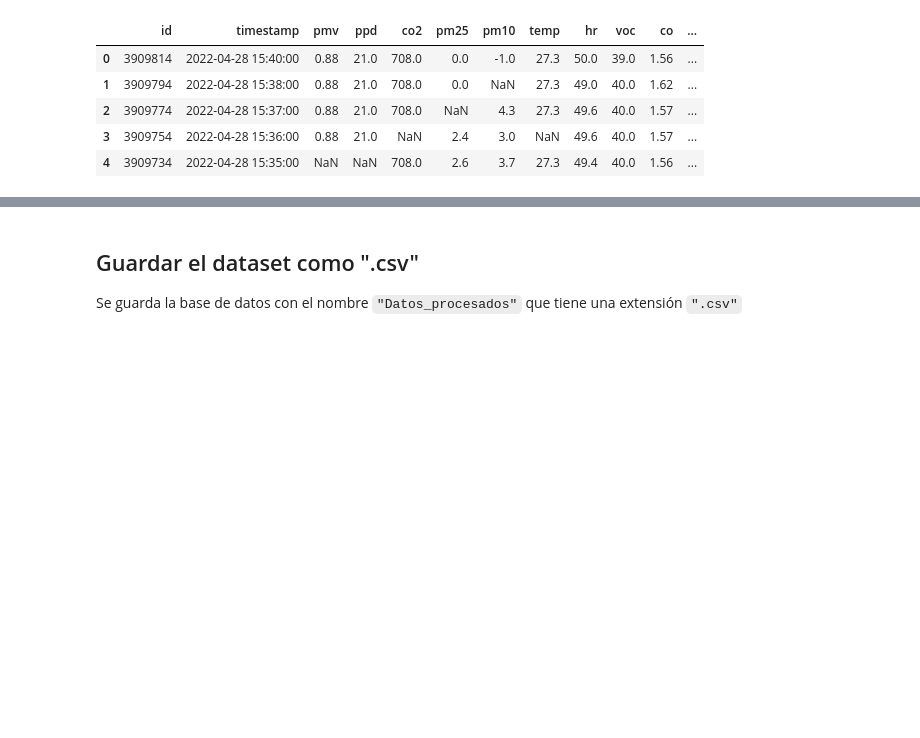
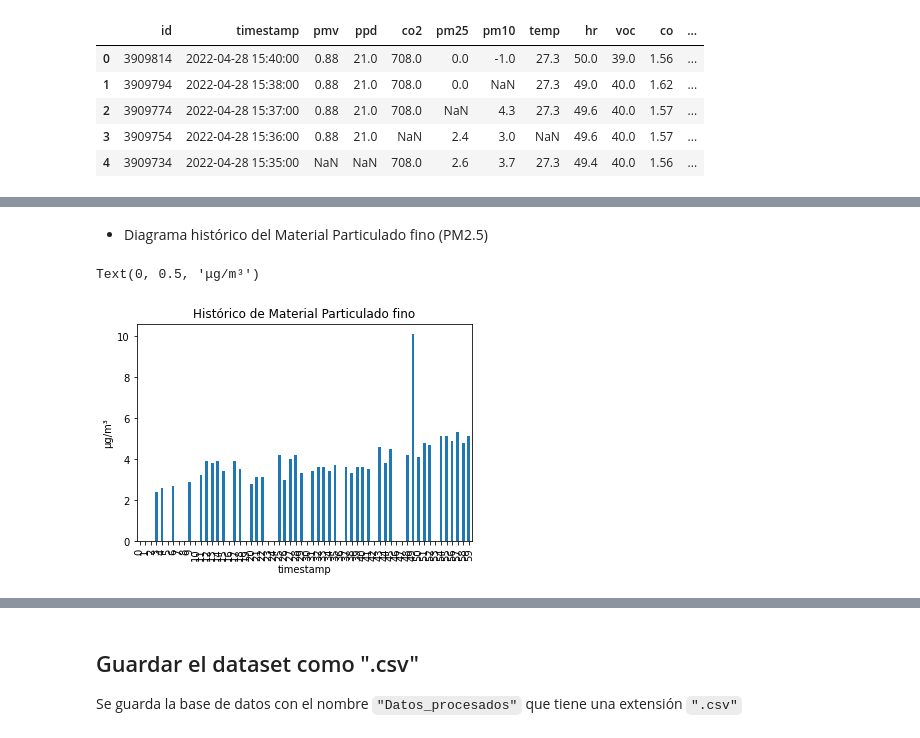
Before and after one commit to gaticavm9/Data-Wrangling, a Jupyter notebook: Main.ipynb, the cells around one changed output, grey strips where cells are left out. Cells and saved outputs as stored; diff of their text form; code cells hidden in the pictures; blank space fills up the shorter version.

```diff
--- a/Main.ipynb
+++ b/Main.ipynb
@@ -311,0 +322,9 @@ df.head()
+# %% [markdown]
+- Diagrama histórico del Material Particulado fino (PM2.5)
+# %%
+hist_pm25 = df['pm25'].plot(title='Histórico de Material Particulado fino',kind='bar')
+hist_pm25.set_xlabel("timestamp")
+hist_pm25.set_ylabel("μg/m³")
+# %% [output]
+Text(0, 0.5, 'μg/m³')
+[figure, added]
```
Also changed, not shown: parts of 6 cells of this notebook.
